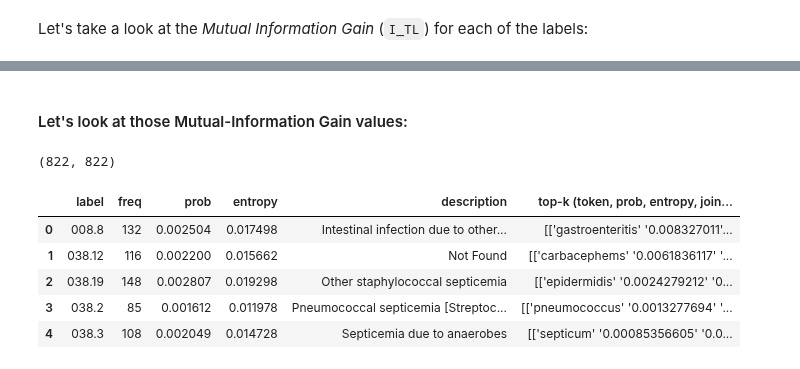
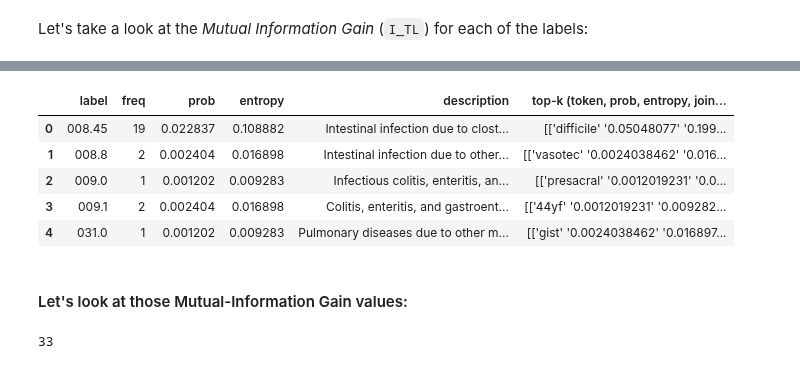
Before and after one commit to debjyotiSRoy/xcube, a Jupyter notebook: nbs/14_tutorial.boot_l2r.ipynb, the cells around one changed output, grey strips where cells are left out. Saved outputs shown, nothing was run; the diff lists cells and outputs as text; code cells hidden in the pictures.

```diff
--- a/nbs/14_tutorial.boot_l2r.ipynb
+++ b/nbs/14_tutorial.boot_l2r.ipynb
@@ -332,7 +319,0 @@ def show_infogain(data, save_as=None):
-# %%
-%%time
-eps = I_TL.new_empty(1).fill_(1e-15)
-# info = I_TL/H_L
-info = I_TL/(H_T.unsqueeze(-1) + H_L.unsqueeze(0) - I_TL + eps)
-_data = _gen(array(toks), lbs, lbs_frqs, lbs_desc, p_TL, p_T, p_L, info, H_T, H_L, k=10)
-show_infogain(_data, save_as='mut_info_jaccard.ft')
@@ -342,2 +320,17 @@ Wall time: 17.3 s
+# %%
+with tempfile.TemporaryDirectory() as tmpdir:
+    args = (p_TL, p_T, p_L, info_jaccard, H_T, H_L)
+    kwargs = {'k':10, 'save_as': Path(tmpdir)/'mut_info_jaccard.ft'}
+    df_info = info.show(*args, **kwargs)
+    assert (Path(tmpdir)/'mut_info_jaccard.ft').exists()
+# %%
+df_info.head()
+# %% [output]
+|  | label | freq | prob | entropy | description | top-k (token, prob, entropy, join... |
+| 0 | 008.45 | 19 | 0.022837 | 0.108882 | Intestinal infection due to clost... | [['difficile' '0.05048077' '0.199... |
+| 1 | 008.8 | 2 | 0.002404 | 0.016898 | Intestinal infection due to other... | [['vasotec' '0.0024038462' '0.016... |
+| 2 | 009.0 | 1 | 0.001202 | 0.009283 | Infectious colitis, enteritis, an... | [['presacral' '0.0012019231' '0.0... |
+| 3 | 009.1 | 2 | 0.002404 | 0.016898 | Colitis, enteritis, and gastroent... | [['44yf' '0.0012019231' '0.009282... |
+| 4 | 031.0 | 1 | 0.001202 | 0.009283 | Pulmonary diseases due to other m... | [['gist' '0.0024038462' '0.016897... |
 # %% [markdown]
 #### Let's look at those Mutual-Information Gain values:
@@ -352,9 +337,8 @@ df_jc[df_jc.label == '032.9']
 # %%
-mask = (df_le.freq>50) & (df_le.freq<150)
+mask = (df_info.freq>50) & (df_info.freq<150)
 # with pd.option_context('display.max_colwidth', 100):
 # pd.reset_option('all')
-_df_jc = df_jc[mask].reset_index(drop=True)
-_df_le = df_le[mask].reset_index(drop=True)
-len(_df_jc), len(_df_le)
+df_info = df_info[mask].reset_index(drop=True)
+len(df_info)
 # %% [output]
-(822, 822)
+33
@@ -363,9 +344,0 @@ pd.set_option('display.max_colwidth', None)
-# %%
-_df_jc.head()
-# %% [output]
-|  | label | freq | prob | entropy | description | top-k (token, prob, entropy, join... |
-| 0 | 008.8 | 132 | 0.002504 | 0.017498 | Intestinal infection due to other... | [['gastroenteritis' '0.008327011'... |
-| 1 | 038.12 | 116 | 0.002200 | 0.015662 | Not Found | [['carbacephems' '0.0061836117' '... |
-| 2 | 038.19 | 148 | 0.002807 | 0.019298 | Other staphylococcal septicemia | [['epidermidis' '0.0024279212' '0... |
-| 3 | 038.2 | 85 | 0.001612 | 0.011978 | Pneumococcal septicemia [Streptoc... | [['pneumococcus' '0.0013277694' '... |
-| 4 | 038.3 | 108 | 0.002049 | 0.014728 | Septicemia due to anaerobes | [['septicum' '0.00085356605' '0.0... |
```
Also changed, not shown: parts of 40 cells of this notebook, 9 other files.
